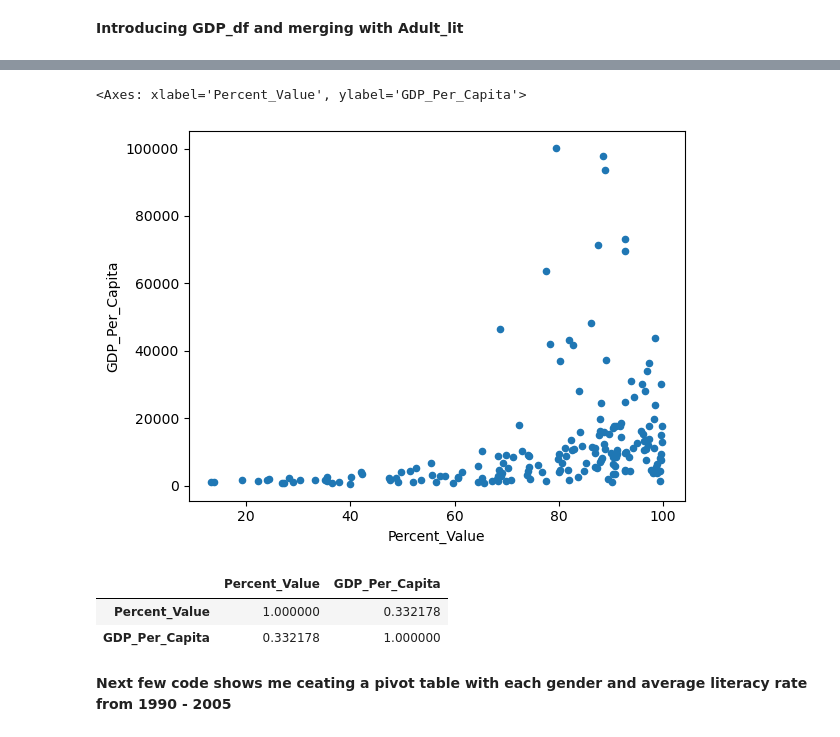
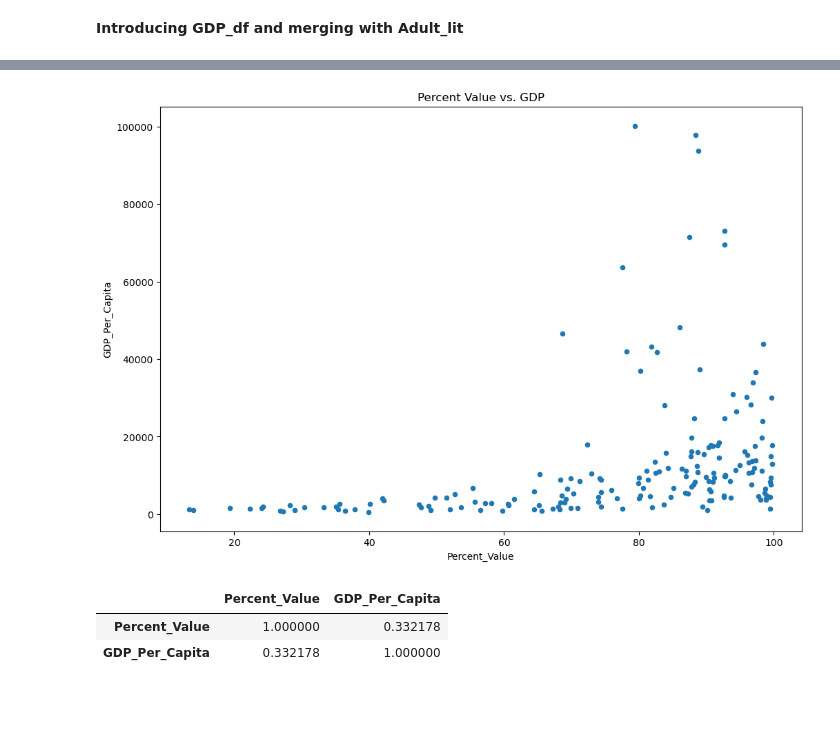
Before and after one commit to KagonDeans/un-exploration-KagonDeans, a Jupyter notebook: notebooks/Solo_UN_Data_Exploration.ipynb, the cells around one changed output, grey strips where cells are left out. Saved outputs shown, nothing was run; the diff lists cells and outputs as text; code cells hidden in the pictures; blank space fills up the shorter version.

```diff
--- a/notebooks/Solo_UN_Data_Exploration.ipynb
+++ b/notebooks/Solo_UN_Data_Exploration.ipynb
@@ -115,4 +115,4 @@ GDP_df = GDP_df.drop(['Value Footnotes'], axis = 1)
 # %%
 GDP_df = GDP_df.rename(columns = {'Country or Area' : 'Country', 'Value' : 'GDP_Per_Capita'})
 # %%
-adult_lit_and_GDP = pd.merge(GDP_df, adult_lit)
+adult_lit_GDP = pd.merge(GDP_df, adult_lit)
@@ -135,2 +135,2 @@ adult_lit_and_GDP
 # %%
-adult_lit_GDP_grouped = adult_lit_and_GDP.groupby(['Country', 'Year'])[['Percent_Value', 'GDP_Per_Capita']].mean()
+adult_lit_GDP = adult_lit_and_GDP.groupby(['Country', 'Year'])[['Percent_Value', 'GDP_Per_Capita']].mean().reset_index()
@@ -154,6 +153,6 @@ adult_lit_GDP_grouped
 # %%
-adult_lit_GDP_grouped.plot.scatter(x = 'Percent_Value', y = 'GDP_Per_Capita')
+adult_lit_GDP.plot(kind = 'scatter', x = 'Percent_Value', y = 'GDP_Per_Capita', figsize = (12,8))
+plt.title('Percent Value vs. GDP');
 # %% [output]
-<Axes: xlabel='Percent_Value', ylabel='GDP_Per_Capita'>
-[figure, old version]
+[figure, new version]
 # %%
@@ -162,5 +161,3 @@ adult_lit_GDP_grouped[['Percent_Value', 'GDP_Per_Capita']].corr()
 |  | Percent_Value | GDP_Per_Capita |
 | Percent_Value | 1.000000 | 0.332178 |
 | GDP_Per_Capita | 0.332178 | 1.000000 |
-# %% [markdown]
-**Next few code shows me ceating a pivot table with each gender and average literacy rate from 1990 - 2005**
```
Also changed, not shown: parts of 19 cells of this notebook.
